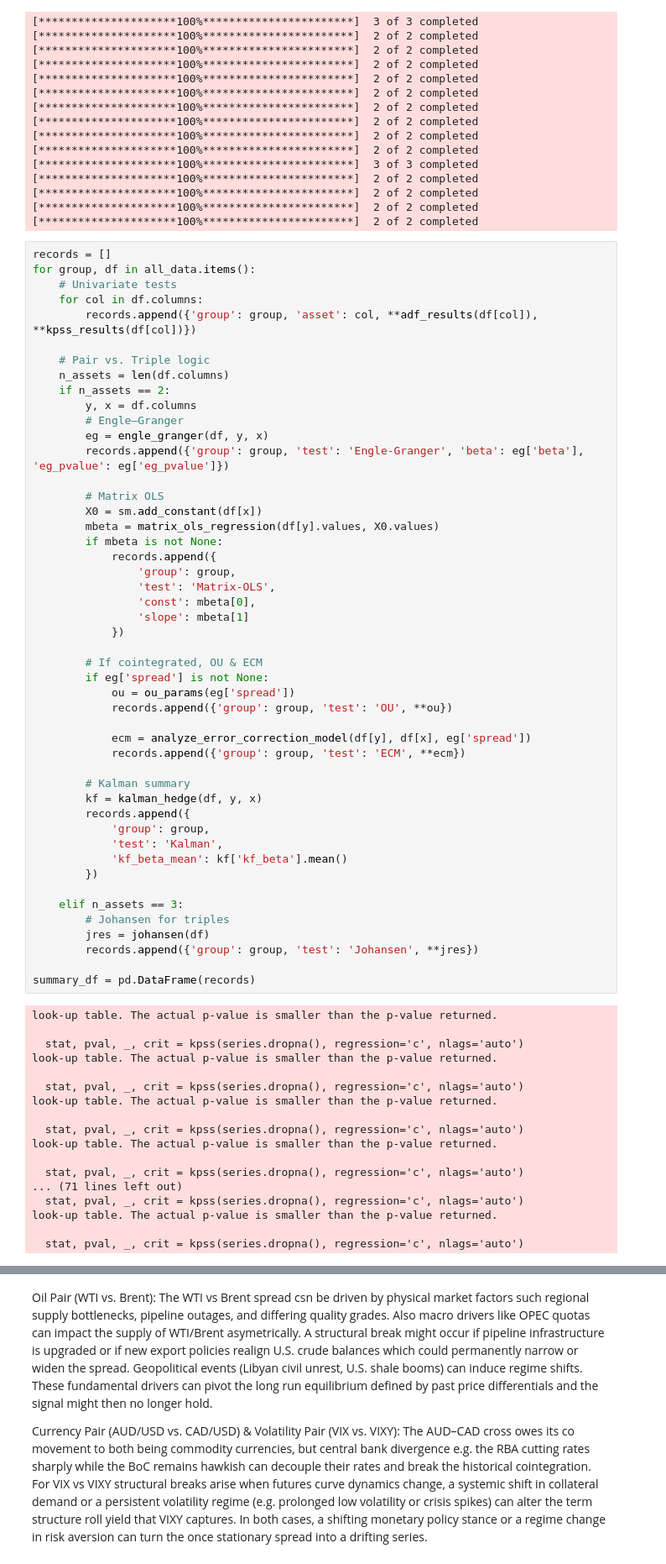
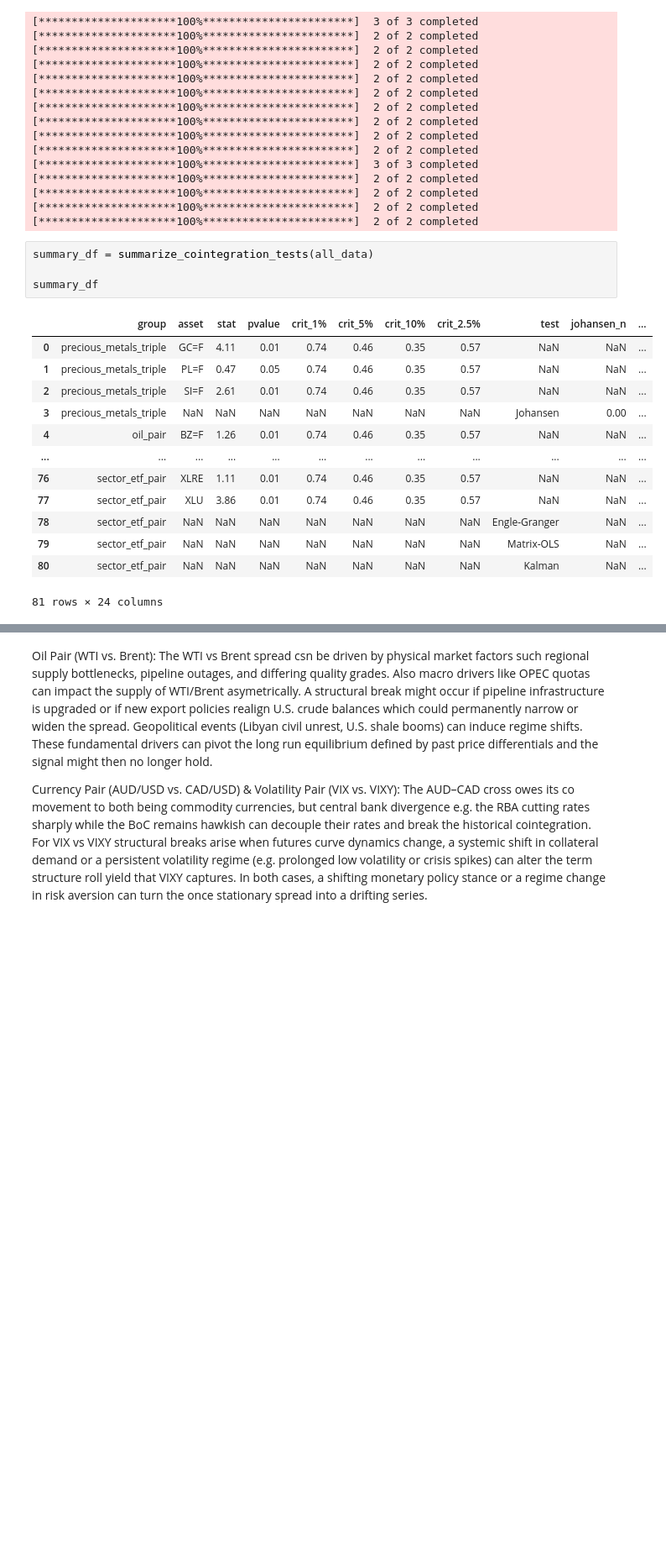
Before and after one commit to gustavlan/cointegration-analysis, a Jupyter notebook: notebook.ipynb, the cells around one changed output, grey strips where cells are left out. Shown at 84% size. Cells and saved outputs as stored; diff of their text form; blank space fills up the shorter version.

```diff
--- a/notebook.ipynb
+++ b/notebook.ipynb
@@ -125,71 +121,23 @@ all_data = fetch_asset_data(asset_groups, start_date, end_date)
 [*********************100%***********************]  2 of 2 completed
 [*********************100%***********************]  2 of 2 completed
 # %%
-records = []
-for group, df in all_data.items():
-    # Univariate tests
-    for col in df.columns:
-        records.append({'group': group, 'asset': col, **adf_results(df[col]), **kpss_results(df[col])})
+summary_df = summarize_cointegration_tests(all_data)
 
-    # Pair vs. Triple logic
-    n_assets = len(df.columns)
-    if n_assets == 2:
-        y, x = df.columns
-        # Engle–Granger
-        eg = engle_granger(df, y, x)
-        records.append({'group': group, 'test': 'Engle-Granger', 'beta': eg['beta'], 'eg_pvalue': eg['eg_pvalue']})
-
-        # Matrix OLS
-        X0 = sm.add_constant(df[x])
-        mbeta = matrix_ols_regression(df[y].values, X0.values)
-        if mbeta is not None:
-            records.append({
-                'group': group,
-                'test': 'Matrix-OLS',
-                'const': mbeta[0],
-                'slope': mbeta[1]
-            })
-
-        # If cointegrated, OU & ECM
-        if eg['spread'] is not None:
-            ou = ou_params(eg['spread'])
-            records.append({'group': group, 'test': 'OU', **ou})
-
-            ecm = analyze_error_correction_model(df[y], df[x], eg['spread'])
-            records.append({'group': group, 'test': 'ECM', **ecm})
-
-        # Kalman summary
-        kf = kalman_hedge(df, y, x)
-        records.append({
-            'group': group,
-            'test': 'Kalman',
-            'kf_beta_mean': kf['kf_beta'].mean()
-        })
-
-    elif n_assets == 3:
-        # Johansen for triples
-        jres = johansen(df)
-        records.append({'group': group, 'test': 'Johansen', **jres})
-
-summary_df = pd.DataFrame(records)
+summary_df
 # %% [output]
+|  | group | asset | stat | pvalue | crit_1% | crit_5% | crit_10% | crit_2.5% | test | johansen_n | ... |
+| 0 | precious_metals_triple | GC=F | 4.11 | 0.01 | 0.74 | 0.46 | 0.35 | 0.57 | NaN | NaN | ... |
+| 1 | precious_metals_triple | PL=F | 0.47 | 0.05 | 0.74 | 0.46 | 0.35 | 0.57 | NaN | NaN | ... |
+| 2 | precious_metals_triple | SI=F | 2.61 | 0.01 | 0.74 | 0.46 | 0.35 | 0.57 | NaN | NaN | ... |
+| 3 | precious_metals_triple | NaN | NaN | NaN | NaN | NaN | NaN | NaN | Johansen | 0.00 | ... |
+| 4 | oil_pair | BZ=F | 1.26 | 0.01 | 0.74 | 0.46 | 0.35 | 0.57 | NaN | NaN | ... |
+| ... | ... | ... | ... | ... | ... | ... | ... | ... | ... | ... | ... |
+| 76 | sector_etf_pair | XLRE | 1.11 | 0.01 | 0.74 | 0.46 | 0.35 | 0.57 | NaN | NaN | ... |
+| 77 | sector_etf_pair | XLU | 3.86 | 0.01 | 0.74 | 0.46 | 0.35 | 0.57 | NaN | NaN | ... |
+| 78 | sector_etf_pair | NaN | NaN | NaN | NaN | NaN | NaN | NaN | Engle-Granger | NaN | ... |
+| 79 | sector_etf_pair | NaN | NaN | NaN | NaN | NaN | NaN | NaN | Matrix-OLS | NaN | ... |
+| 80 | sector_etf_pair | NaN | NaN | NaN | NaN | NaN | NaN | NaN | Kalman | NaN | ... |
-look-up table. The actual p-value is smaller than the p-value returned.
-
-  stat, pval, _, crit = kpss(series.dropna(), regression='c', nlags='auto')
-look-up table. The actual p-value is smaller than the p-value returned.
-
-  stat, pval, _, crit = kpss(series.dropna(), regression='c', nlags='auto')
-look-up table. The actual p-value is smaller than the p-value returned.
-
-  stat, pval, _, crit = kpss(series.dropna(), regression='c', nlags='auto')
-look-up table. The actual p-value is smaller than the p-value returned.
-
-  stat, pval, _, crit = kpss(series.dropna(), regression='c', nlags='auto')
-... (71 lines left out)
-  stat, pval, _, crit = kpss(series.dropna(), regression='c', nlags='auto')
-look-up table. The actual p-value is smaller than the p-value returned.
-
-  stat, pval, _, crit = kpss(series.dropna(), regression='c', nlags='auto')
+81 rows × 24 columns
 # %%
 summary = assemble_group_summary(all_data)
 
```
Also changed, not shown: parts of 5 cells of this notebook, 3 other files.
